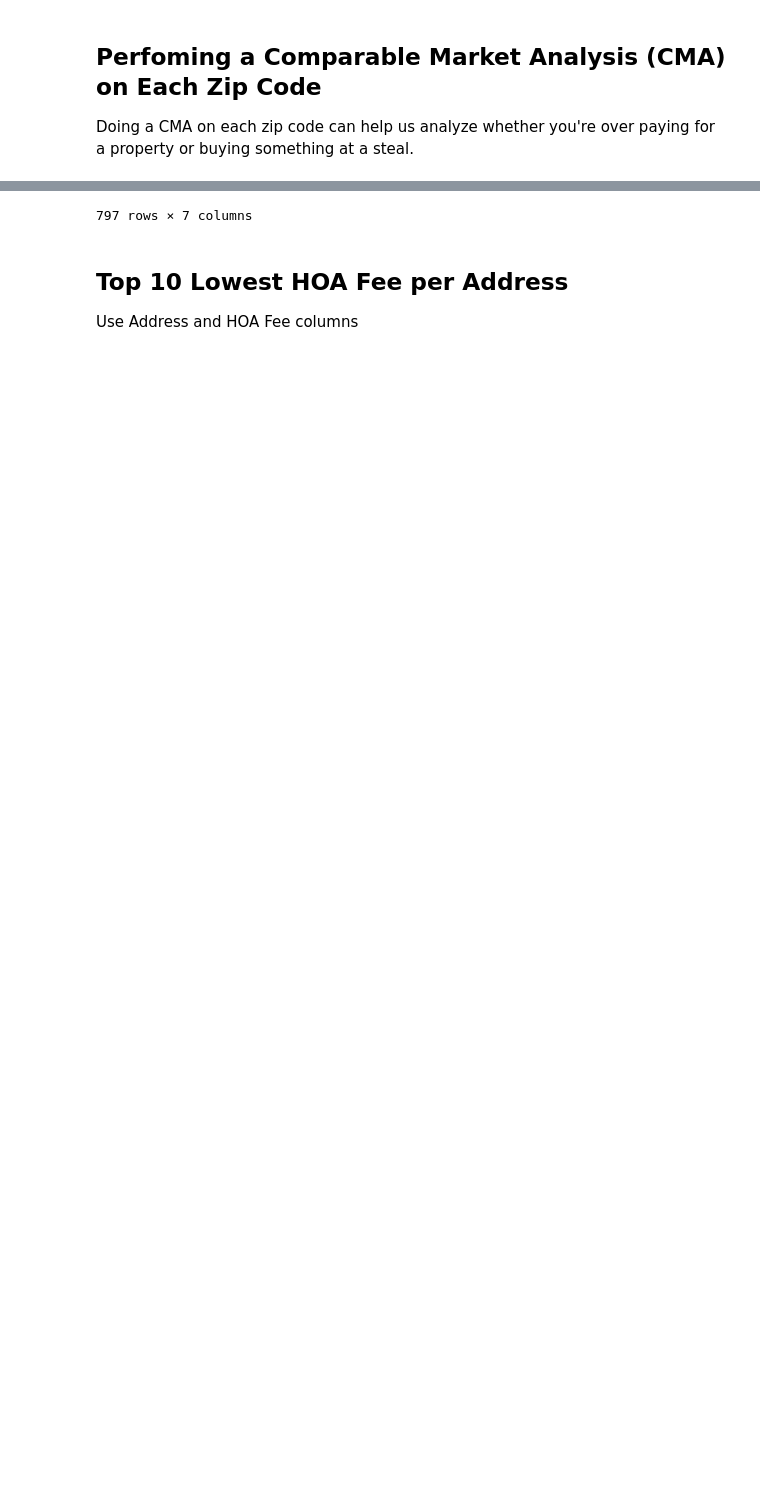
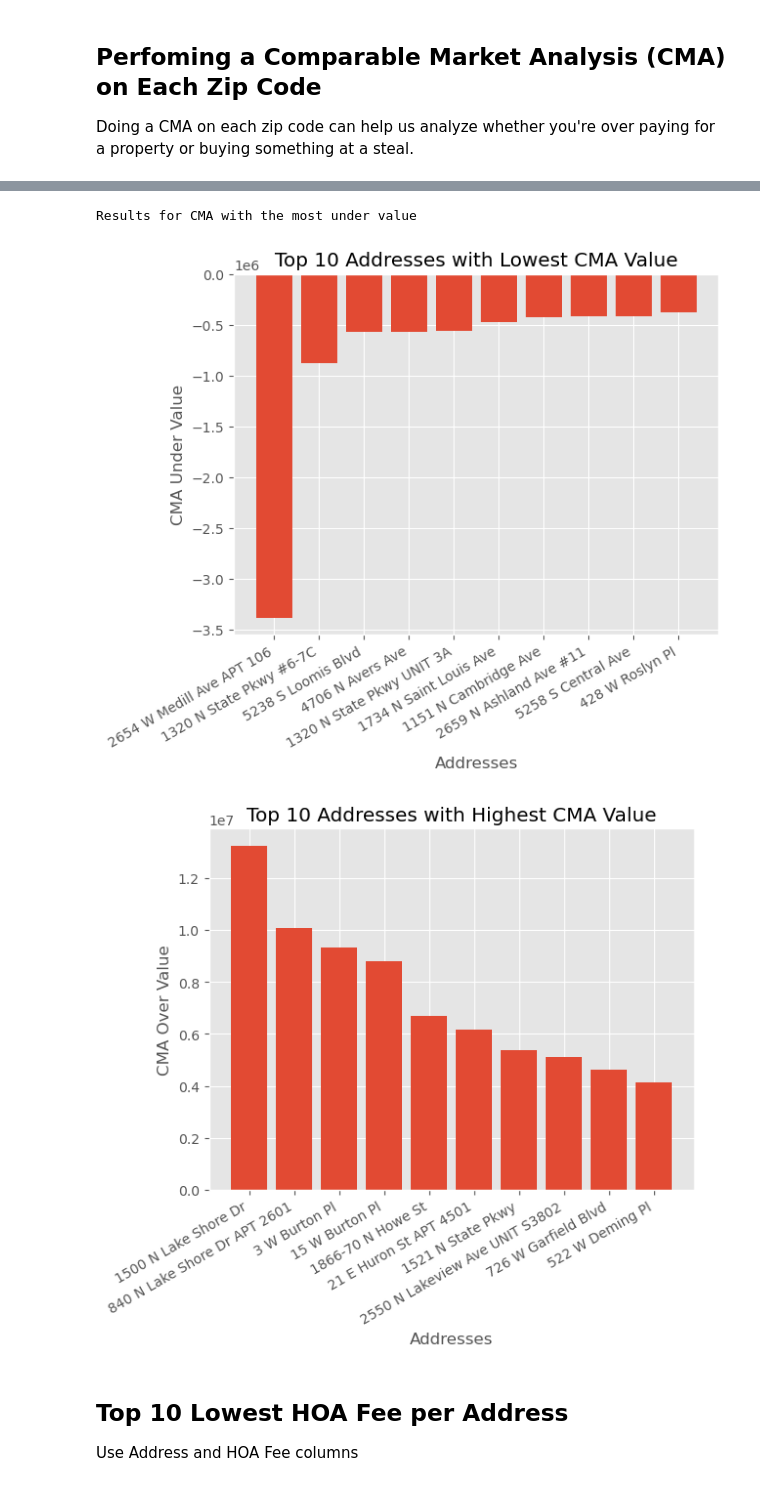
Before and after one commit to TylerLyczak/CS418-FinalProject, a Jupyter notebook: CS418-FinalProject.ipynb, the cells around one changed output, grey strips where cells are left out. Cells and saved outputs as stored; diff of their text form; code cells hidden in the pictures; blank space fills up the shorter version.

Commit message:
Fixed graphs

```diff
--- a/CS418-FinalProject.ipynb
+++ b/CS418-FinalProject.ipynb
@@ -183,5 +193,39 @@ for index, row in cma_results.iterrows():
 
 cma_results.insert(len(cma_results.columns), "Over/Under Value", overunder_values)
 
-cma_results
+cma_results_under = cma_results.sort_values(by="Over/Under Value")
+cma_results_over = cma_results.sort_values(by="Over/Under Value", ascending=False)
+
+print("Results for CMA with the most under value")
+
+# Get x and y vals for under value
+x_vals_under = cma_results_under.loc[:, 'Address'][:10]
+y_vals_under = cma_results_under.loc[:, 'Over/Under Value'][:10]
+
+# Plot
+style.use('ggplot')
+plt.bar(np.arange(len(x_vals_under)), y_vals_under, align='center')
+plt.xticks(np.arange(len(x_vals_under)), x_vals_under)
+plt.xlabel('Addresses')
+plt.ylabel('CMA Under Value')
+plt.xticks(rotation=30, ha='right')
+plt.title('Top 10 Addresses with Lowest CMA Value')
+plt.savefig('top_addr_low_cma_bar.png')
+plt.show()
+
+
+# Get x and y vals for over value
+x_vals_over = cma_results_over.loc[:, 'Address'][:10]
+y_vals_over = cma_results_over.loc[:, 'Over/Under Value'][:10]
+
+# Plot
+style.use('ggplot')
+plt.bar(np.arange(len(x_vals_over)), y_vals_over, align='center')
+plt.xticks(np.arange(len(x_vals_over)), x_vals_over)
+plt.xlabel('Addresses')
+plt.ylabel('CMA Over Value')
+plt.xticks(rotation=30, ha='right')
+plt.title('Top 10 Addresses with Highest CMA Value')
+plt.savefig('top_addr_over_cma_bar.png')
+plt.show()
 # %% [output]
@@ -200,4 +232,6 @@ cma_results
-797 rows × 7 columns
+Results for CMA with the most under value
+[figure, added]
+[figure, added]
 # %% [markdown]
 Top 10 Lowest HOA Fee per Address
 ---
```
Also changed, not shown: parts of 10 cells of this notebook, 11 other files.
